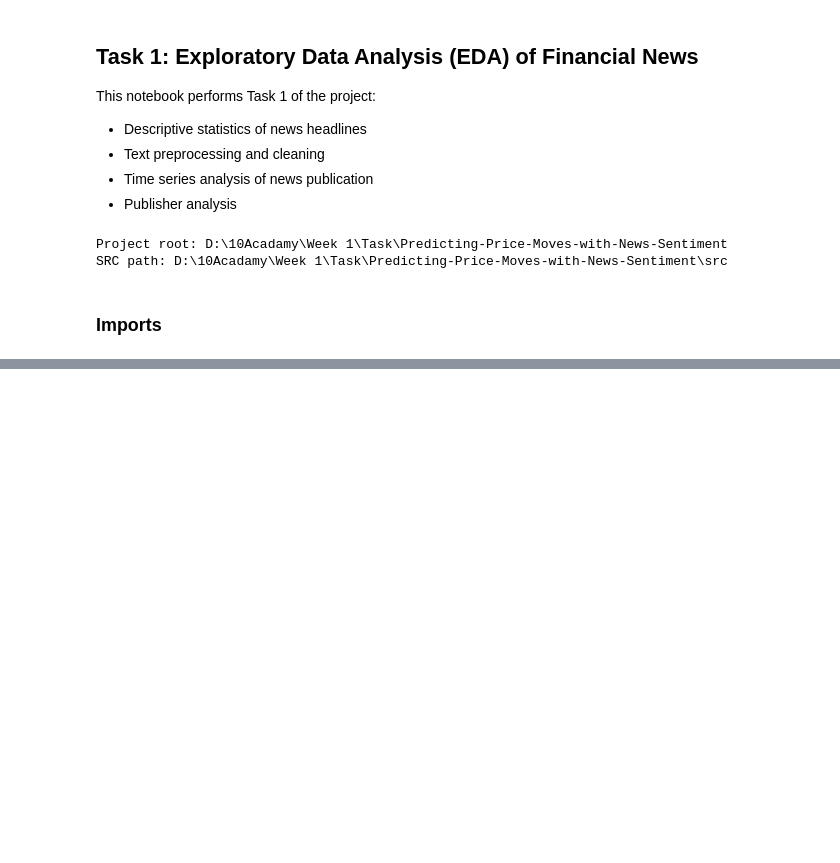
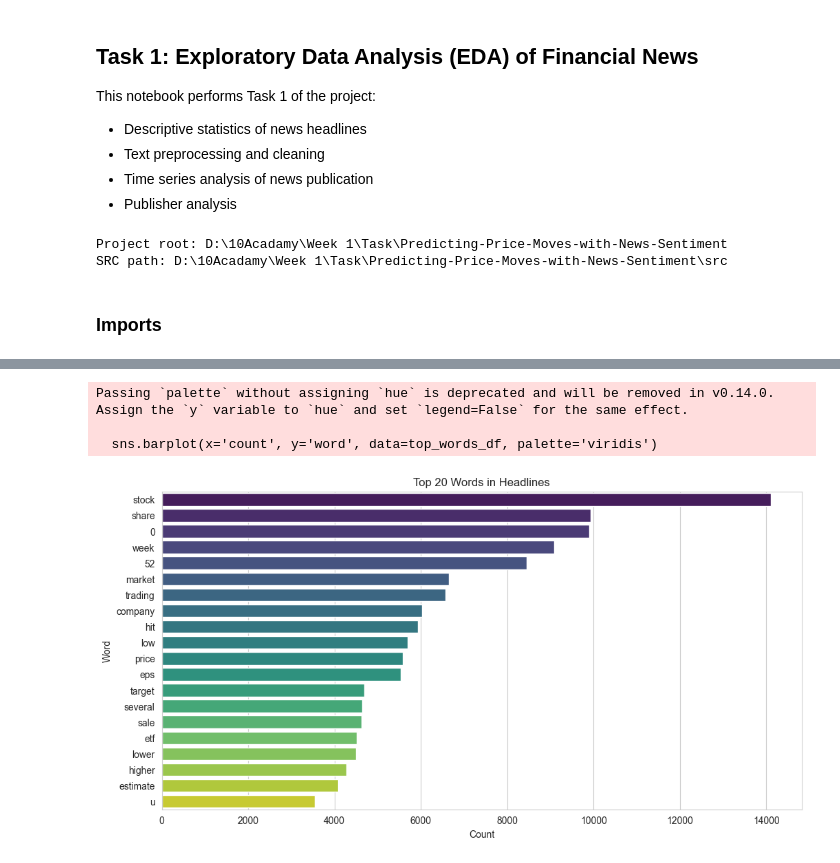
Before and after one commit to tib-dev/Predicting-Price-Moves-with-News-Sentiment, a Jupyter notebook: notebooks/eda_news.ipynb, the cells around one changed output, grey strips where cells are left out. Cells and saved outputs as stored; diff of their text form; code cells hidden in the pictures; blank space fills up the shorter version.

```diff
--- a/notebooks/eda_news.ipynb
+++ b/notebooks/eda_news.ipynb
@@ -50,0 +146,27 @@ ImportError: cannot import name 'normalize_publication_dates' from 'fns_project.
+# %%
+from collections import Counter
+from itertools import chain
+import matplotlib.pyplot as plt
+import seaborn as sns
+
+# Flatten all headline words into a single list
+all_tokens = list(chain.from_iterable(news_clean['headline'].str.split()))
+
+# Count the top 20 most frequent words
+top_words = Counter(all_tokens).most_common(20)
+
+# Convert to DataFrame for plotting
+top_words_df = pd.DataFrame(top_words, columns=['word', 'count'])
+
+# Plot as a horizontal bar chart
+plt.figure(figsize=(12, 6))
+sns.barplot(x='count', y='word', data=top_words_df, palette='viridis')
+plt.title('Top 20 Words in Headlines')
+plt.xlabel('Count')
+plt.ylabel('Word')
+plt.show()
+# %% [output]
+Passing `palette` without assigning `hue` is deprecated and will be removed in v0.14.0. Assign the `y` variable to `hue` and set `legend=False` for the same effect.
+
+  sns.barplot(x='count', y='word', data=top_words_df, palette='viridis')
+[figure, added]
```
Also changed, not shown: parts of 9 cells of this notebook, 1 other file.
